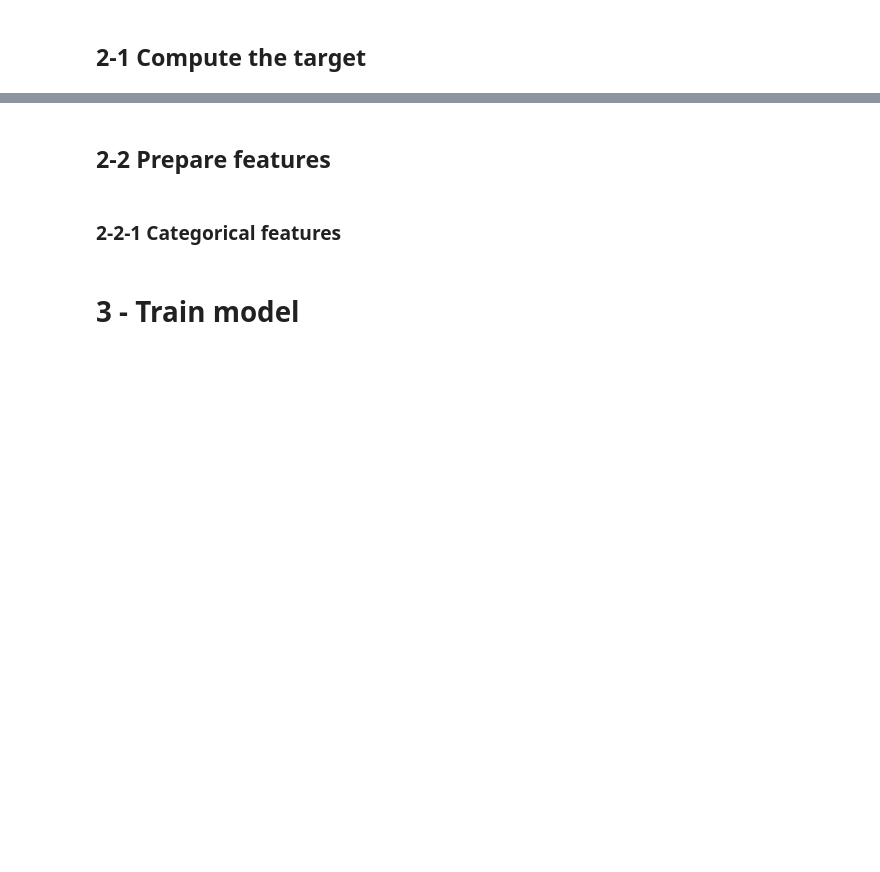
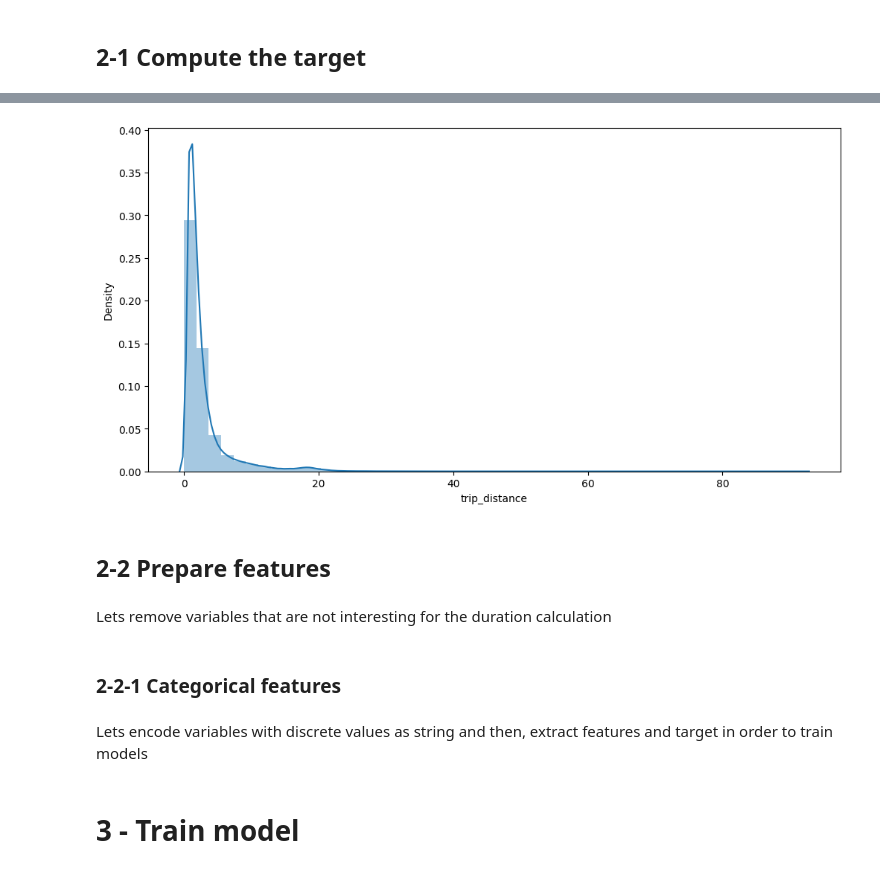
Before and after one commit to artefactory/supinfo_mlops_course, a Jupyter notebook: 01-intro/practice-intro-subject.ipynb, the cells around one changed output, grey strips where cells are left out. Cells and saved outputs as stored; diff of their text form; code cells hidden in the pictures; blank space fills up the shorter version.

```diff
--- a/01-intro/practice-intro-subject.ipynb
+++ b/01-intro/practice-intro-subject.ipynb
@@ -59,2 +147,13 @@ train_df = filter_outliers(train_df)
+# %%
+higher_tol =  train_df.trip_distance.mean() + train_df.trip_distance.std()
+train_df = train_df[train_df['trip_distance'] <= higher_tol]
+# %%
+fig = plt.figure(figsize=(12,6))
+ax = fig.add_subplot(111)
+sns.distplot(train_df.trip_distance, ax=ax);
+# %% [output]
+[figure, added]
 # %% [markdown]
 ## 2-2 Prepare features
+# %% [markdown]
+Lets remove variables that are not interesting for the duration calculation
@@ -61,3 +170,5 @@ train_df = filter_outliers(train_df)
 # %% [markdown]
 ### 2-2-1 Categorical features
+# %% [markdown]
+Lets encode variables with discrete values as string and then, extract features and target in order to train models
 # %%
```
Also changed, not shown: parts of 26 cells of this notebook, 1 other file.
